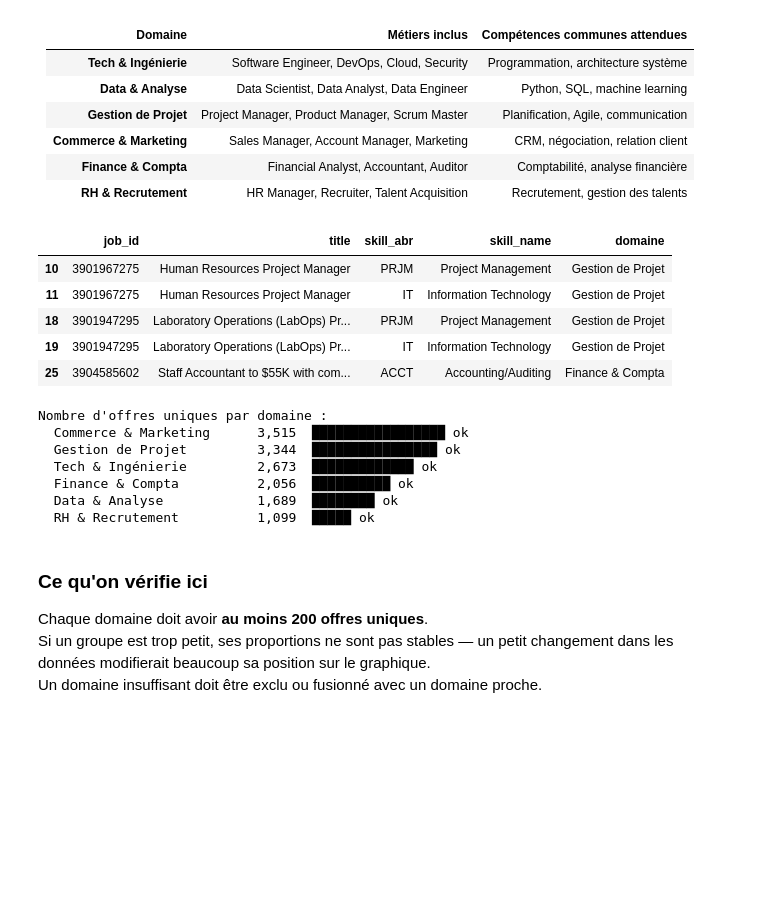
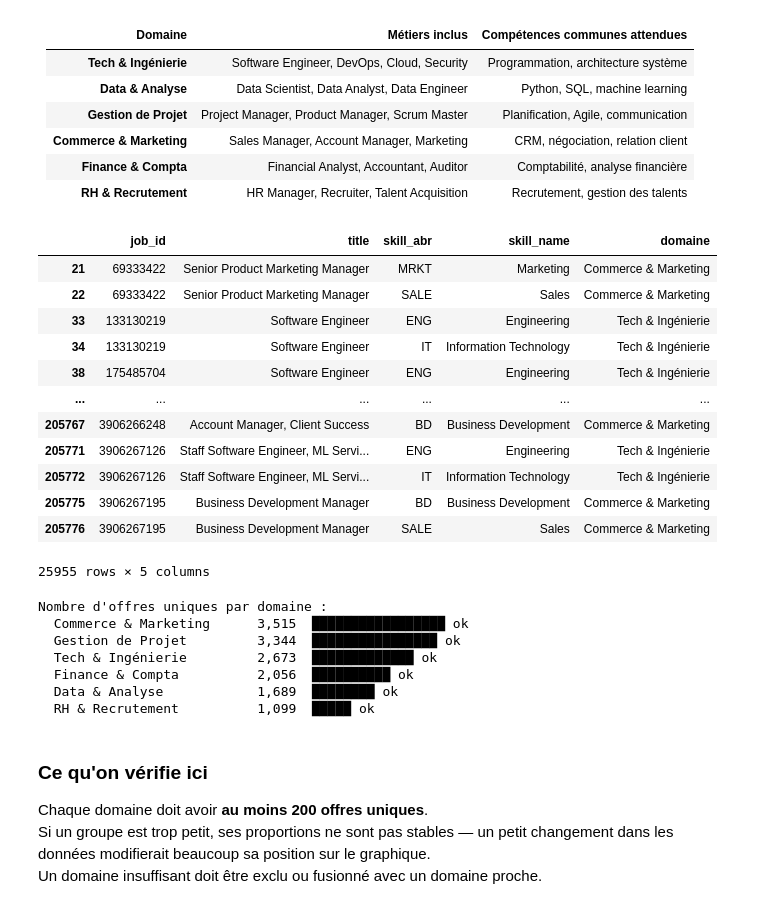
Before and after one commit to Godwin-08/AFC-Analyse-Factorielle-Correspondances, a Jupyter notebook: notebooks/afc_notebook.ipynb, the cells around one changed output. Saved outputs shown, nothing was run; the diff lists cells and outputs as text; code cells hidden in the pictures; blank space fills up the shorter version.

```diff
--- a/notebooks/afc_notebook.ipynb
+++ b/notebooks/afc_notebook.ipynb
@@ -69,6 +63,9 @@ On évite de prendre les premières lignes car les données sont souvent triées
 postings   = pd.read_csv('../data/raw/postings.csv')    # offres d'emploi LinkedIn : job_id, titre du poste, localisation, etc.
 job_skills = pd.read_csv('../data/raw/job_skills.csv')  # liens entre offres et compétences : job_id + skill_abr (code de compétence)
 skills     = pd.read_csv('../data/raw/skills.csv')      # table de référence : skill_abr (code) → skill_name (nom complet)
+display(postings)
+display(job_skills)
+display(skills)
 
 # len() retourne le nombre de lignes du DataFrame
 print(f"postings   : {len(postings):,} lignes")
@@ -76,12 +73,9 @@ print(f"job_skills : {len(job_skills):,} lignes")
 # .nunique() compte le nombre de valeurs différentes dans une colonne
 print(f"skills     : {len(skills):,} lignes ({skills['skill_name'].nunique()} compétences uniques)")
 
-# min() choisit la plus petite valeur : on prend tout le fichier si < 500 000 lignes, sinon on limite
-N_SAMPLE = min(500_000, len(postings))
-# .sample(n=...) tire aléatoirement N lignes — random_state=SEED garantit le même tirage à chaque exécution
-postings_sample = postings.sample(n=N_SAMPLE, random_state=SEED)
+postings_sample = postings.copy()
 
-# Fusion en chaîne : on part de l'échantillon, on lui ajoute les compétences, puis les noms lisibles
+
 # [[ 'job_id', 'title' ]] : on ne garde que ces deux colonnes de postings pour alléger le tableau
 # .merge(job_skills, on='job_id') : jointure sur job_id — une offre peut avoir plusieurs compétences → plusieurs lignes
 # .merge(skills, on='skill_abr') : jointure sur le code compétence → ajoute le nom complet (skill_name)
@@ -90,5 +84,5 @@ df = (postings_sample[['job_id', 'title']]
       .merge(skills,     on='skill_abr'))
 
 print(f"Tableau fusionné : {len(df):,} lignes × {df.shape[1]} colonnes")
-df.head()  # affiche les 5 premières lignes pour vérifier le résultat de la fusion
+df  # affiche le DataFrame pour vérifier le résultat de la fusion
 # %% [output]
@@ -181,46 +225,53 @@ DOMAINES = {
     'talent acquisition'  : 'RH & Recrutement',
     'people operations'   : 'RH & Recrutement',
 }
 
 def mapper_domaine(titre):
     """Retourne le domaine correspondant au titre, ou None si non reconnu."""
     t = str(titre).lower()  # str() convertit en texte au cas où la valeur est NaN — .lower() met en minuscules pour comparer sans tenir compte de la casse
     for mot_cle, domaine in DOMAINES.items():  # on parcourt tous les mots-clés du dictionnaire
         if mot_cle in t:   # si le mot-clé est contenu dans le titre, on retourne le domaine
             return domaine
     return None  # si aucun mot-clé ne correspond, on retourne None (le titre sera exclu)
 
 # .apply(mapper_domaine) applique la fonction à chaque valeur de la colonne title
 # → crée une nouvelle colonne 'domaine' avec le résultat pour chaque ligne
 df['domaine'] = df['title'].apply(mapper_domaine)
 
 # .dropna(subset=['domaine']) supprime toutes les lignes où 'domaine' est None
 # ce sont les titres qui ne correspondaient à aucun mot-clé du dictionnaire
 df = df.dropna(subset=['domaine'])
-display(df.head())
+display(df)
 
 print("Nombre d'offres uniques par domaine :")
 # .groupby('domaine')['job_id'].nunique() : pour chaque domaine, compte le nombre d'offres distinctes
 # .sort_values(ascending=False) : trie du plus grand au plus petit
 dist = df.groupby('domaine')['job_id'].nunique().sort_values(ascending=False)
 for domaine, effectif in dist.items():  # on parcourt chaque (domaine, effectif) du résultat
     barre  = '█' * (effectif // 200)  # barre de progression : 1 bloc = 200 offres
     statut = 'ok' if effectif >= 200 else ' Trop petit'  # alerte si le domaine a trop peu d'offres
     print(f"  {domaine:<25} {effectif:>5,}  {barre} {statut}")  # :<25 aligne à gauche sur 25 chars, :>5, formate avec séparateur des milliers
 # %% [output]
 |  | job_id | title | skill_abr | skill_name | domaine |
-| 10 | 3901967275 | Human Resources Project Manager | PRJM | Project Management | Gestion de Projet |
-| 11 | 3901967275 | Human Resources Project Manager | IT | Information Technology | Gestion de Projet |
-| 18 | 3901947295 | Laboratory Operations (LabOps) Pr... | PRJM | Project Management | Gestion de Projet |
-| 19 | 3901947295 | Laboratory Operations (LabOps) Pr... | IT | Information Technology | Gestion de Projet |
-| 25 | 3904585602 | Staff Accountant to $55K with com... | ACCT | Accounting/Auditing | Finance & Compta |
+| 21 | 69333422 | Senior Product Marketing Manager | MRKT | Marketing | Commerce & Marketing |
+| 22 | 69333422 | Senior Product Marketing Manager | SALE | Sales | Commerce & Marketing |
+| 33 | 133130219 | Software Engineer | ENG | Engineering | Tech & Ingénierie |
+| 34 | 133130219 | Software Engineer | IT | Information Technology | Tech & Ingénierie |
+| 38 | 175485704 | Software Engineer | ENG | Engineering | Tech & Ingénierie |
+| ... | ... | ... | ... | ... | ... |
+| 205767 | 3906266248 | Account Manager, Client Success | BD | Business Development | Commerce & Marketing |
+| 205771 | 3906267126 | Staff Software Engineer, ML Servi... | ENG | Engineering | Tech & Ingénierie |
+| 205772 | 3906267126 | Staff Software Engineer, ML Servi... | IT | Information Technology | Tech & Ingénierie |
+| 205775 | 3906267195 | Business Development Manager | BD | Business Development | Commerce & Marketing |
+| 205776 | 3906267195 | Business Development Manager | SALE | Sales | Commerce & Marketing |
-Nombre d'offres uniques par domaine :
-  Commerce & Marketing      3,515  █████████████████ ok
-  Gestion de Projet         3,344  ████████████████ ok
-  Tech & Ingénierie         2,673  █████████████ ok
-  Finance & Compta          2,056  ██████████ ok
-  Data & Analyse            1,689  ████████ ok
-  RH & Recrutement          1,099  █████ ok
+25955 rows × 5 columns
+Nombre d'offres uniques par domaine :
+  Commerce & Marketing      3,515  █████████████████ ok
+  Gestion de Projet         3,344  ████████████████ ok
+  Tech & Ingénierie         2,673  █████████████ ok
+  Finance & Compta          2,056  ██████████ ok
+  Data & Analyse            1,689  ████████ ok
+  RH & Recrutement          1,099  █████ ok
 # %% [markdown]
 ### Ce qu'on vérifie ici
 
```
Also changed, not shown: parts of 5 cells of this notebook, 1 other file.
